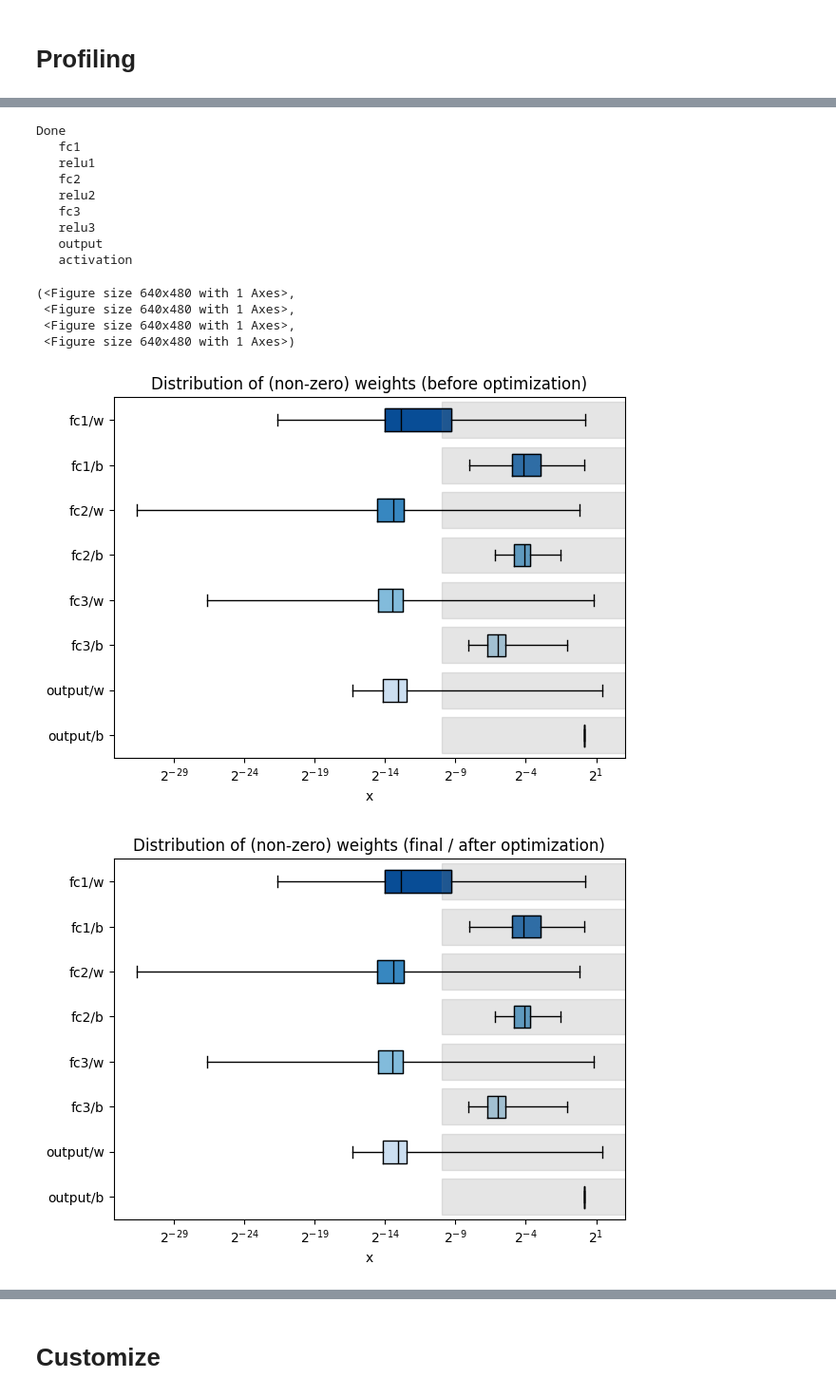
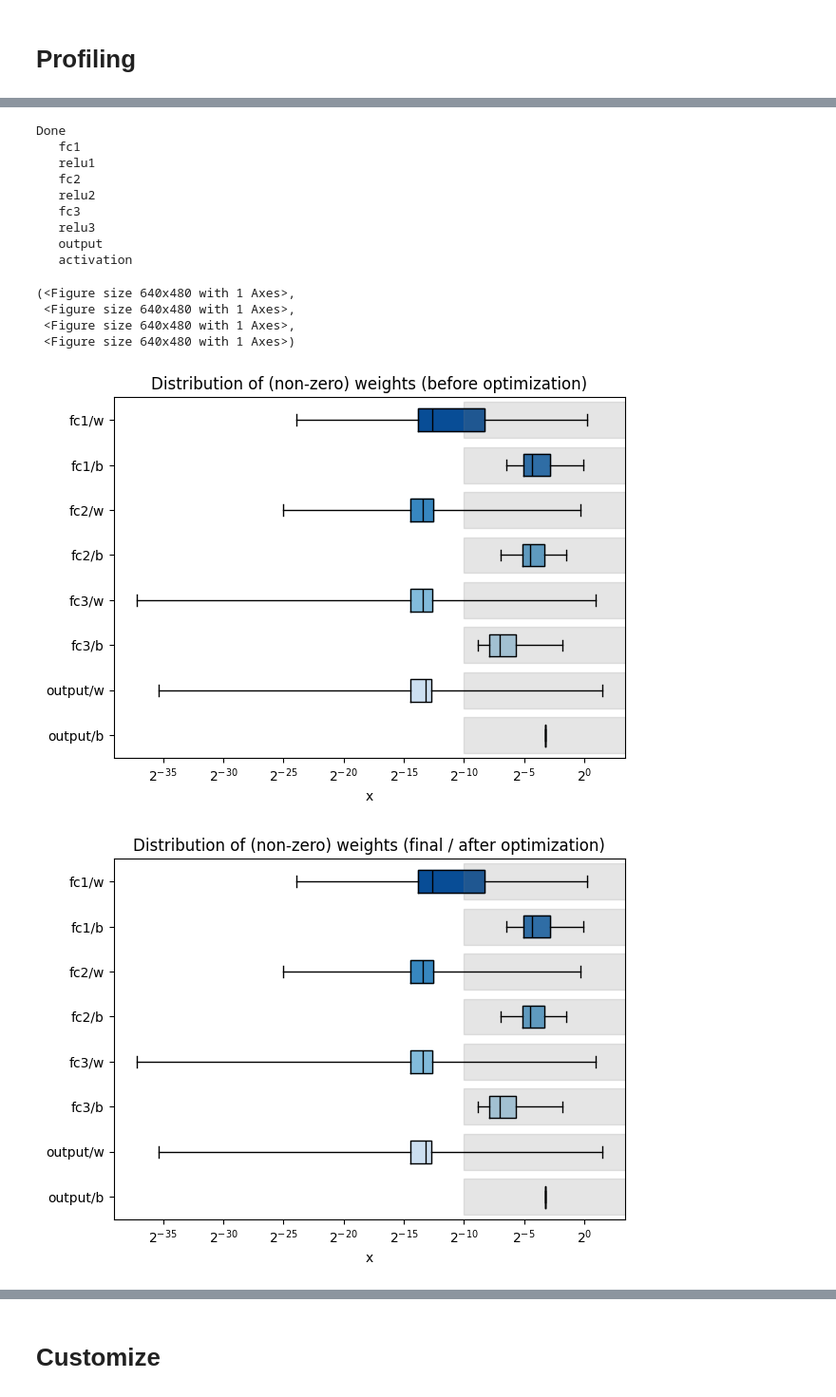
Before and after one commit to fatimargz/Locked-in-Leptons, a Jupyter notebook: DNN/Opt_2layer.ipynb, the cells around one changed output, grey strips where cells are left out. Shown at 95% size. Drawn from its saved outputs; the diff is of its cells as text; code cells hidden in the pictures.

Commit message:
used helper to load parquet and cleaned up layer

```diff
--- a/DNN/Opt_2layer.ipynb
+++ b/DNN/Opt_2layer.ipynb
@@ -29,10 +30,8 @@ To enable the following instructions: AVX2 FMA, in other operations, rebuild Ten
 # %% [markdown]
 # Load the data
 # %%
-x_train = np.load('../data/x_train.npy')
-x_test = np.load('../data/x_test.npy')
-y_train = np.load('../data/y_train.npy')
-y_test = np.load('../data/y_test.npy')
+# parquet data files need to be in same directory
+x_train, x_test, y_train, y_test = get_traintest()
 # %%
 y_train = to_categorical(y_train,2)
 y_test = to_categorical(y_test,2)
@@ -86,39 +85,39 @@ from hls4ml.model.profiling import numerical, get_ymodel_keras
 for layer in config['LayerName'].keys():
     config['LayerName'][layer]['Trace'] = True
 hls_model = hls4ml.converters.convert_from_keras_model(
-    model, hls_config=config, output_dir='model_1/hls4ml_prj_4', part='xcu250-figd2104-2L-e'
+    model, hls_config=config, output_dir='model_1/hls4ml_prj_3', part='xcu250-figd2104-2L-e'
 )
 numerical(model=model, hls_model=hls_model, X=x_test[:1000])
 # %% [output]
 Interpreting Sequential
 Topology:
 Layer name: fc1_input, layer type: InputLayer, input shapes: [[None, 17]], output shape: [None, 17]
 Layer name: fc1, layer type: Dense, input shapes: [[None, 17]], output shape: [None, 64]
 Layer name: relu1, layer type: Activation, input shapes: [[None, 64]], output shape: [None, 64]
 Layer name: fc2, layer type: Dense, input shapes: [[None, 64]], output shape: [None, 32]
 Layer name: relu2, layer type: Activation, input shapes: [[None, 32]], output shape: [None, 32]
 Layer name: fc3, layer type: Dense, input shapes: [[None, 32]], output shape: [None, 32]
 Layer name: relu3, layer type: Activation, input shapes: [[None, 32]], output shape: [None, 32]
 Layer name: output, layer type: Dense, input shapes: [[None, 32]], output shape: [None, 2]
 Layer name: activation, layer type: Softmax, input shapes: [[None, 2]], output shape: [None, 2]
 Creating HLS model
 ... (23 lines left out)
    activation
 Profiling activations (final / after optimization)
 Recompiling myproject with tracing
 Writing HLS project
 Done
    fc1
    relu1
    fc2
    relu2
    fc3
    relu3
    output
    activation
 (<Figure size 640x480 with 1 Axes>,
  <Figure size 640x480 with 1 Axes>,
  <Figure size 640x480 with 1 Axes>,
  <Figure size 640x480 with 1 Axes>)
-[figure, old version]
+[figure, new version]
-[figure, old version]
+[figure, new version]
```
Also changed, not shown: parts of 10 cells of this notebook, 1 other file.
